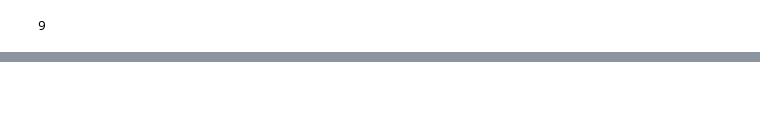
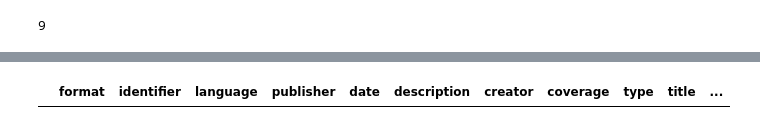
Before and after one commit to XingxinHE/Chief_Curator_Griffin, a Jupyter notebook: 02_Discover_Interesting_Data.ipynb, the cells around one changed output, grey strips where cells are left out. Saved outputs shown, nothing was run; the diff lists cells and outputs as text; code cells hidden in the pictures; blank space fills up the shorter version.

```diff
--- a/02_Discover_Interesting_Data.ipynb
+++ b/02_Discover_Interesting_Data.ipynb
@@ -511,0 +639,5 @@ weird_date_length
+# %%
+#very interesting item
+df[df['date'] == "['-3000 -  -2000', 'ca. -3000 - ca.']"]
+# %% [output]
+|  | format | identifier | language | publisher | date | description | creator | coverage | type | title | ... |
```
Also changed, not shown: parts of 32 cells of this notebook.
